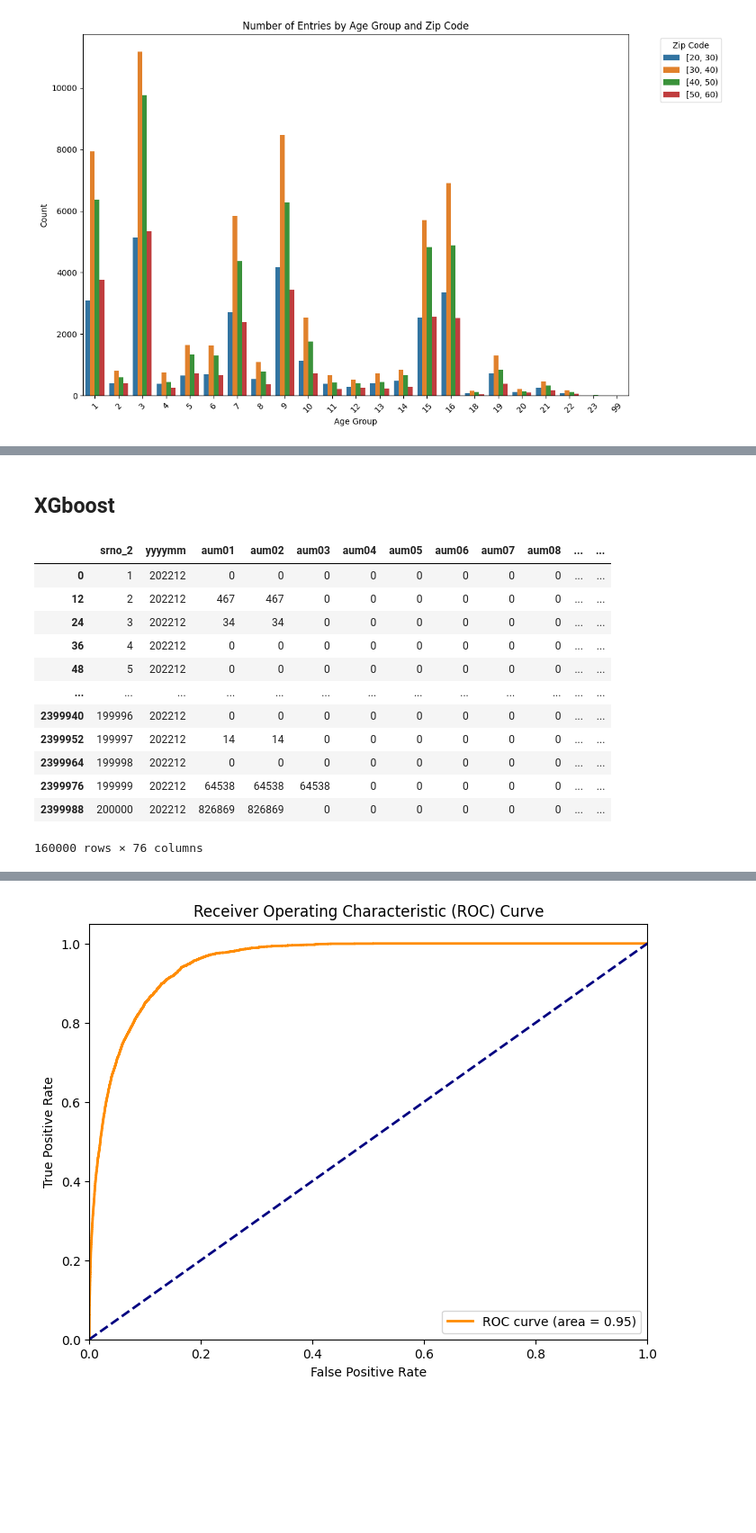
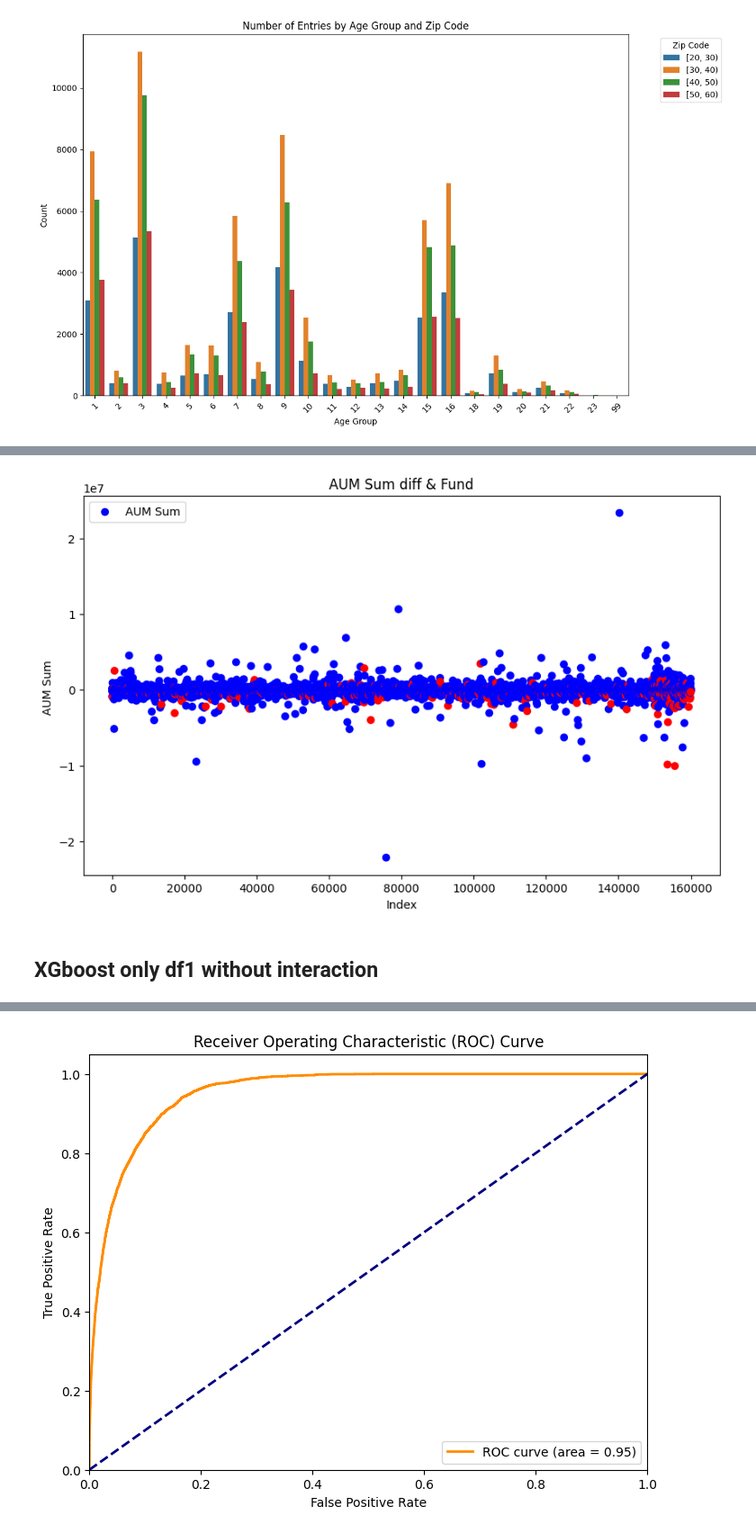
Before and after one commit to M122040014b/taishin, a Jupyter notebook: taishin.ipynb, the cells around one changed output, grey strips where cells are left out. Shown at 90% size. Cells and saved outputs as stored; diff of their text form; code cells hidden in the pictures; blank space fills up the shorter version.

```diff
--- a/taishin.ipynb
+++ b/taishin.ipynb
@@ -15,5 +18,9 @@ df2.columns = df2.columns.str.strip()
 df3.columns = df3.columns.str.strip()
 
 df1.set_index('srno_2', inplace=True)
+df2.set_index('srno_2', inplace=True)
 df3.set_index('srno_2', inplace=True)
+
+df2['YN_Web_Active'] = df2['YN_Web_Active'].replace({'Y': 1, np.nan: 0}).astype(int)
+df2['YN_secur'] = df2['YN_secur'].replace({'Y': 1, np.nan: 0}).astype(int)
 # %% [markdown]
@@ -72,12 +79,12 @@ plt.show()
 #根據index，拆分df，所有的model train只會在train中
 # 切割训练集
 df1_train = df1[df1.index.isin(train_index)]
-df2_train = df2[df2["srno_2"].isin(train_index)]
+df2_train = df2[df2.index.isin(train_index)]
 df3_train = df3[df3.index.isin(train_index)]
 
 # 切割测试集
 df1_test = df1[df1.index.isin(test_index)]
-df2_test = df2[df2["srno_2"].isin(test_index)]
+df2_test = df2[df2.index.isin(test_index)]
 df3_test = df3[df3.index.isin(test_index)]
 # %% [output]
 [figure]
@@ -169,0 +227,12 @@ plt.show()
+# %%
+def diff_df(df1,df2):
+    df = df1.values - df2.values
+    df = pd.DataFrame(df,columns = df1.columns )
+    return df
+
+
+df2_diff = {}
+
+for category, data_list in df2_cat.items():
+    # 计算每个列表中连续 DataFrame 的差异
+    df2_diff[category] = [diff_df(df1, df2) for df1, df2 in zip(data_list[:-1], data_list[1:])]
@@ -170,22 +251,17 @@ plt.show()
+# %%
+colors = sub_dataframes[1]["rs_prod_3"].map({0: 'blue', 1: 'red'})  # 将 0 映射为蓝色，1 映射为红色
+
+plt.figure(figsize=(10, 6))
+plt.scatter(df2_diff["aum"][0].index, df2_diff["aum"][0]["aum01"], c=colors, label='AUM Sum')
+plt.title('AUM Sum diff & Fund')
+plt.xlabel('Index')
+plt.ylabel('AUM Sum ')
+plt.legend()
+plt.show()
+# %% [output]
+[figure, added]
 # %% [markdown]
-## XGboost
+## XGboost only df1 without interaction
-# %%
-sub_dataframes = [group for _, group in df2_train.groupby(pd.to_datetime(df2['yyyymm'], format='%Y%m').dt.to_period('M'))]
-sub_dataframes[0]
-# %% [output]
-|  | srno_2 | yyyymm | aum01 | aum02 | aum03 | aum04 | aum05 | aum06 | aum07 | aum08 | ... | ... |
-| 0 | 1 | 202212 | 0 | 0 | 0 | 0 | 0 | 0 | 0 | 0 | ... | ... |
-| 12 | 2 | 202212 | 467 | 467 | 0 | 0 | 0 | 0 | 0 | 0 | ... | ... |
-| 24 | 3 | 202212 | 34 | 34 | 0 | 0 | 0 | 0 | 0 | 0 | ... | ... |
-| 36 | 4 | 202212 | 0 | 0 | 0 | 0 | 0 | 0 | 0 | 0 | ... | ... |
-| 48 | 5 | 202212 | 0 | 0 | 0 | 0 | 0 | 0 | 0 | 0 | ... | ... |
-| ... | ... | ... | ... | ... | ... | ... | ... | ... | ... | ... | ... | ... |
-| 2399940 | 199996 | 202212 | 0 | 0 | 0 | 0 | 0 | 0 | 0 | 0 | ... | ... |
-| 2399952 | 199997 | 202212 | 14 | 14 | 0 | 0 | 0 | 0 | 0 | 0 | ... | ... |
-| 2399964 | 199998 | 202212 | 0 | 0 | 0 | 0 | 0 | 0 | 0 | 0 | ... | ... |
-| 2399976 | 199999 | 202212 | 64538 | 64538 | 64538 | 0 | 0 | 0 | 0 | 0 | ... | ... |
-| 2399988 | 200000 | 202212 | 826869 | 826869 | 0 | 0 | 0 | 0 | 0 | 0 | ... | ... |
-160000 rows × 76 columns
 # %%
 from xgboost import XGBClassifier
 from sklearn.model_selection import StratifiedKFold
```
Also changed, not shown: parts of 20 cells of this notebook.
